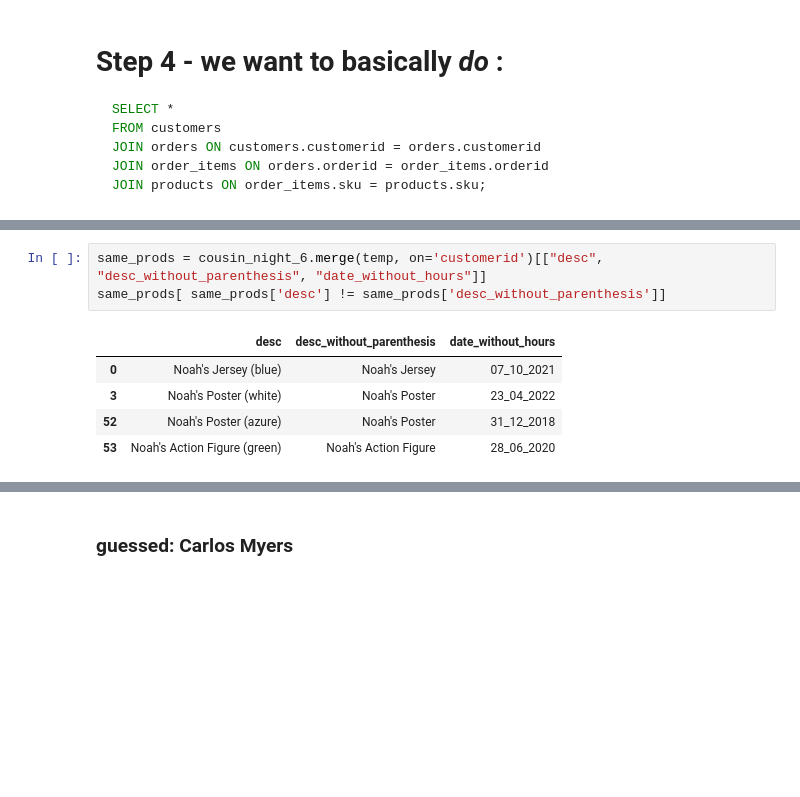
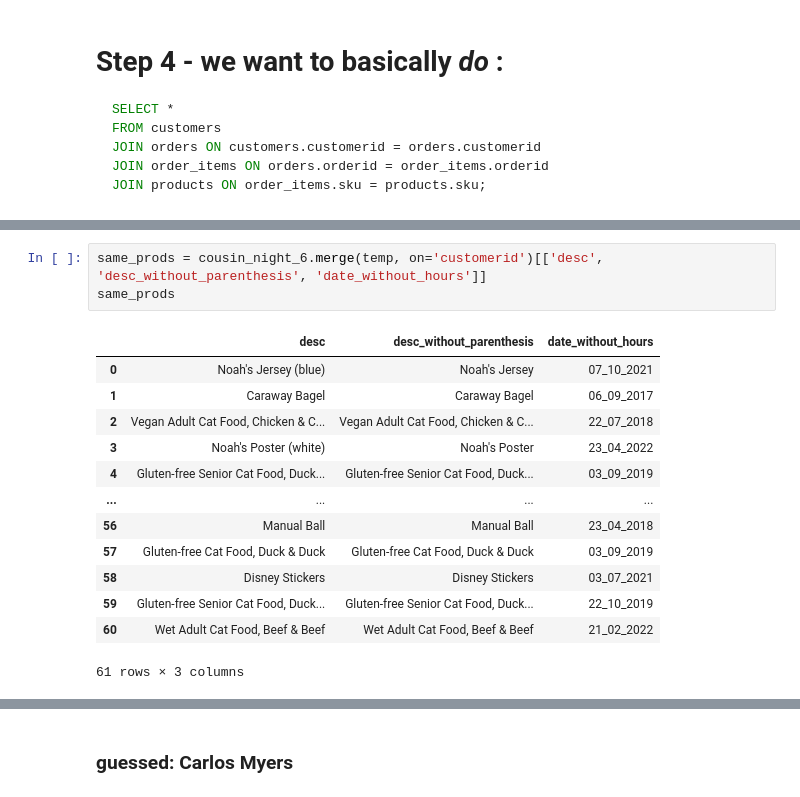
Before and after one commit to nuoxoxo/hanukkah-of-data, a Jupyter notebook: 5784/7.ipynb, the cells around one changed output, grey strips where cells are left out. Cells and saved outputs as stored; diff of their text form; blank space fills up the shorter version.

```diff
--- a/5784/7.ipynb
+++ b/5784/7.ipynb
@@ -131,11 +131,19 @@ temp.head()
 | 4 | 1078 | Thomas Garcia | 141 Branton St | Brooklyn, NY 11236 | 1961-03-15 | 716-268-5311 | America/New_York | 40.64549 | -73.919010 | 152090 | ... |
 5 rows × 22 columns
 # %%
-same_prods = cousin_night_6.merge(temp, on='customerid')[["desc", "desc_without_parenthesis", "date_without_hours"]]
-same_prods[ same_prods['desc'] != same_prods['desc_without_parenthesis']]
+same_prods = cousin_night_6.merge(temp, on='customerid')[['desc', 'desc_without_parenthesis', 'date_without_hours']]
+same_prods
 # %% [output]
 |  | desc | desc_without_parenthesis | date_without_hours |
 | 0 | Noah's Jersey (blue) | Noah's Jersey | 07_10_2021 |
+| 1 | Caraway Bagel | Caraway Bagel | 06_09_2017 |
+| 2 | Vegan Adult Cat Food, Chicken & C... | Vegan Adult Cat Food, Chicken & C... | 22_07_2018 |
 | 3 | Noah's Poster (white) | Noah's Poster | 23_04_2022 |
-| 52 | Noah's Poster (azure) | Noah's Poster | 31_12_2018 |
-| 53 | Noah's Action Figure (green) | Noah's Action Figure | 28_06_2020 |
+| 4 | Gluten-free Senior Cat Food, Duck... | Gluten-free Senior Cat Food, Duck... | 03_09_2019 |
+| ... | ... | ... | ... |
+| 56 | Manual Ball | Manual Ball | 23_04_2018 |
+| 57 | Gluten-free Cat Food, Duck & Duck | Gluten-free Cat Food, Duck & Duck | 03_09_2019 |
+| 58 | Disney Stickers | Disney Stickers | 03_07_2021 |
+| 59 | Gluten-free Senior Cat Food, Duck... | Gluten-free Senior Cat Food, Duck... | 22_10_2019 |
+| 60 | Wet Adult Cat Food, Beef & Beef | Wet Adult Cat Food, Beef & Beef | 21_02_2022 |
+61 rows × 3 columns
```
Also changed, not shown: parts of 10 cells of this notebook.
